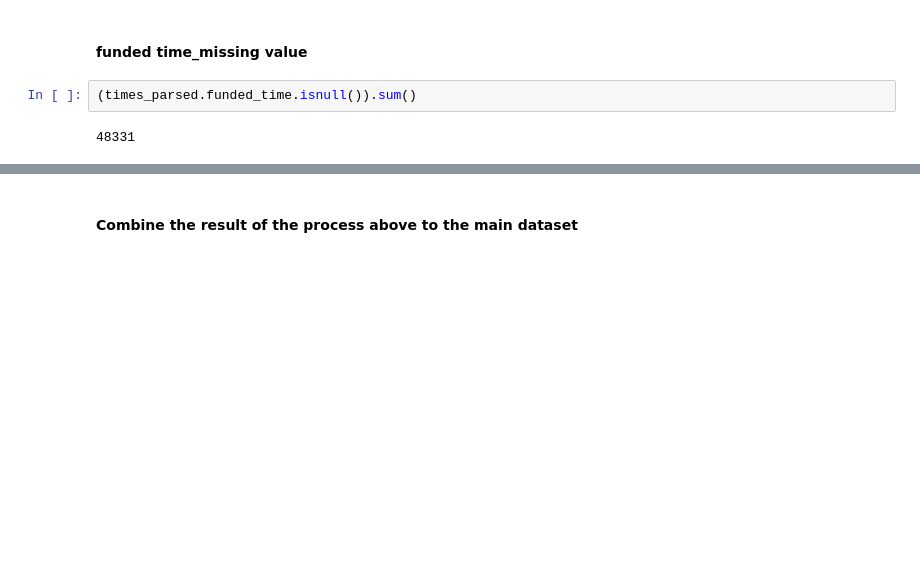
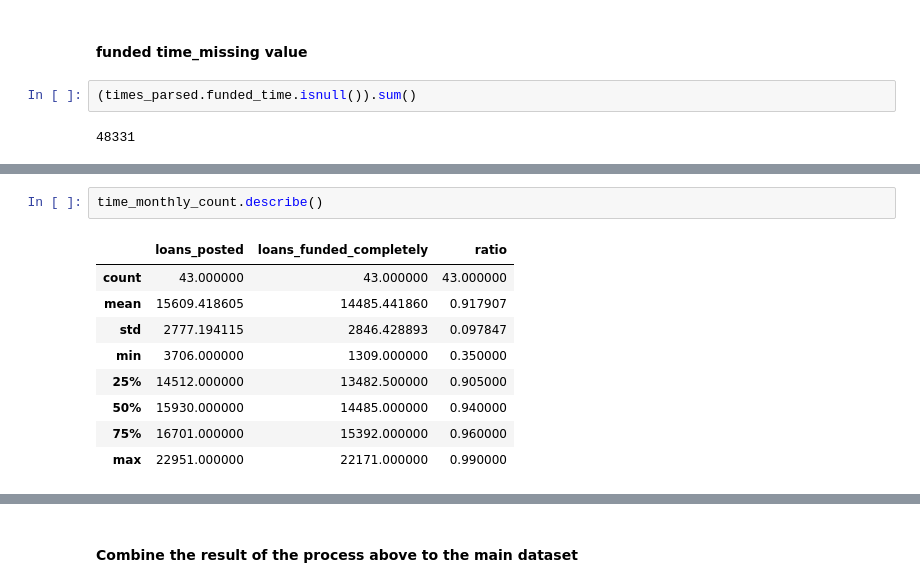
Before and after one commit to lasayin/Crowdfunding-on-Kiva-Platform, a Jupyter notebook: Kiva_Crowdfunding_Data_Wrangling.ipynb, the cells around one changed output, grey strips where cells are left out. Cells and saved outputs as stored; diff of their text form; blank space fills up the shorter version.

```diff
--- a/Kiva_Crowdfunding_Data_Wrangling.ipynb
+++ b/Kiva_Crowdfunding_Data_Wrangling.ipynb
@@ -340,0 +359,12 @@ It's obvious that **the last month's performance is very different from the prev
+# %%
+time_monthly_count.describe()
+# %% [output]
+|  | loans_posted | loans_funded_completely | ratio |
+| count | 43.000000 | 43.000000 | 43.000000 |
+| mean | 15609.418605 | 14485.441860 | 0.917907 |
+| std | 2777.194115 | 2846.428893 | 0.097847 |
+| min | 3706.000000 | 1309.000000 | 0.350000 |
+| 25% | 14512.000000 | 13482.500000 | 0.905000 |
+| 50% | 15930.000000 | 14485.000000 | 0.940000 |
+| 75% | 16701.000000 | 15392.000000 | 0.960000 |
+| max | 22951.000000 | 22171.000000 | 0.990000 |
```
Also changed, not shown: parts of 46 cells of this notebook.
